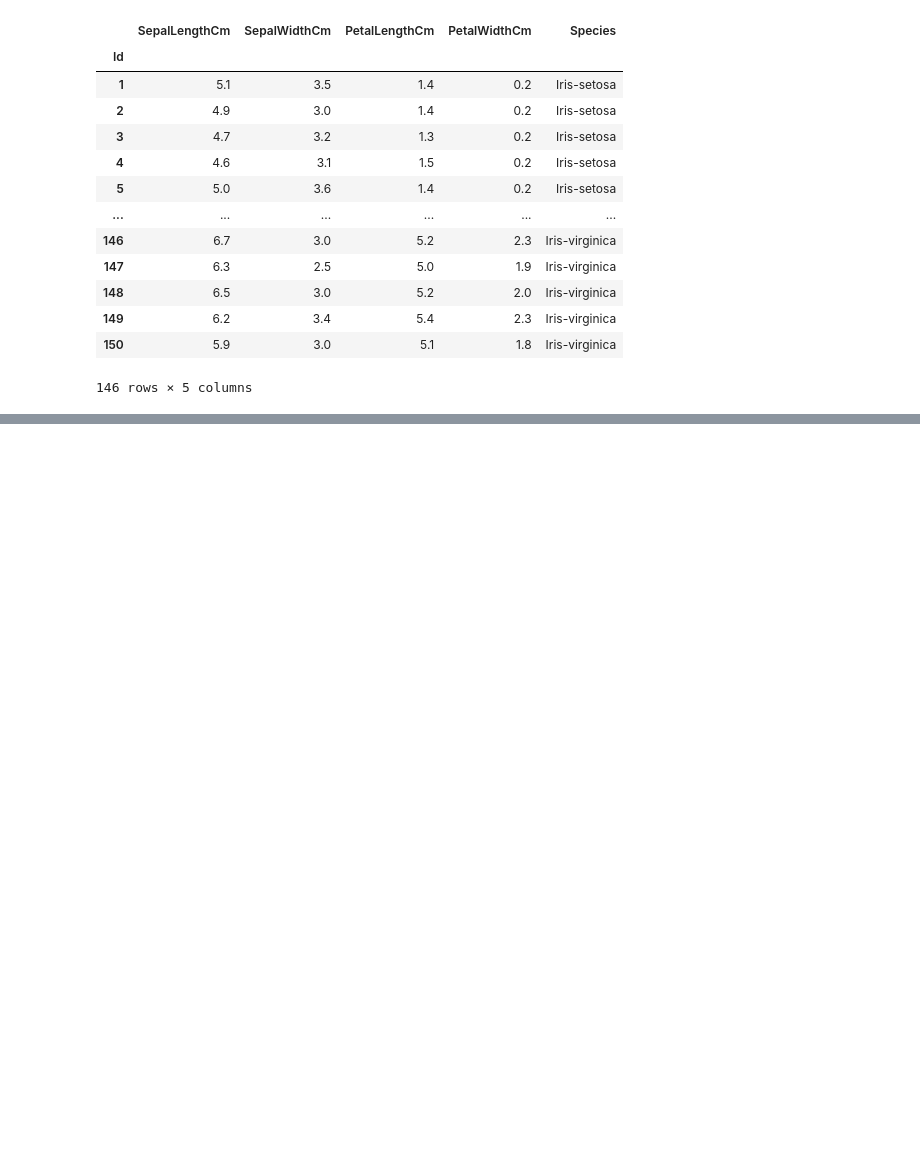
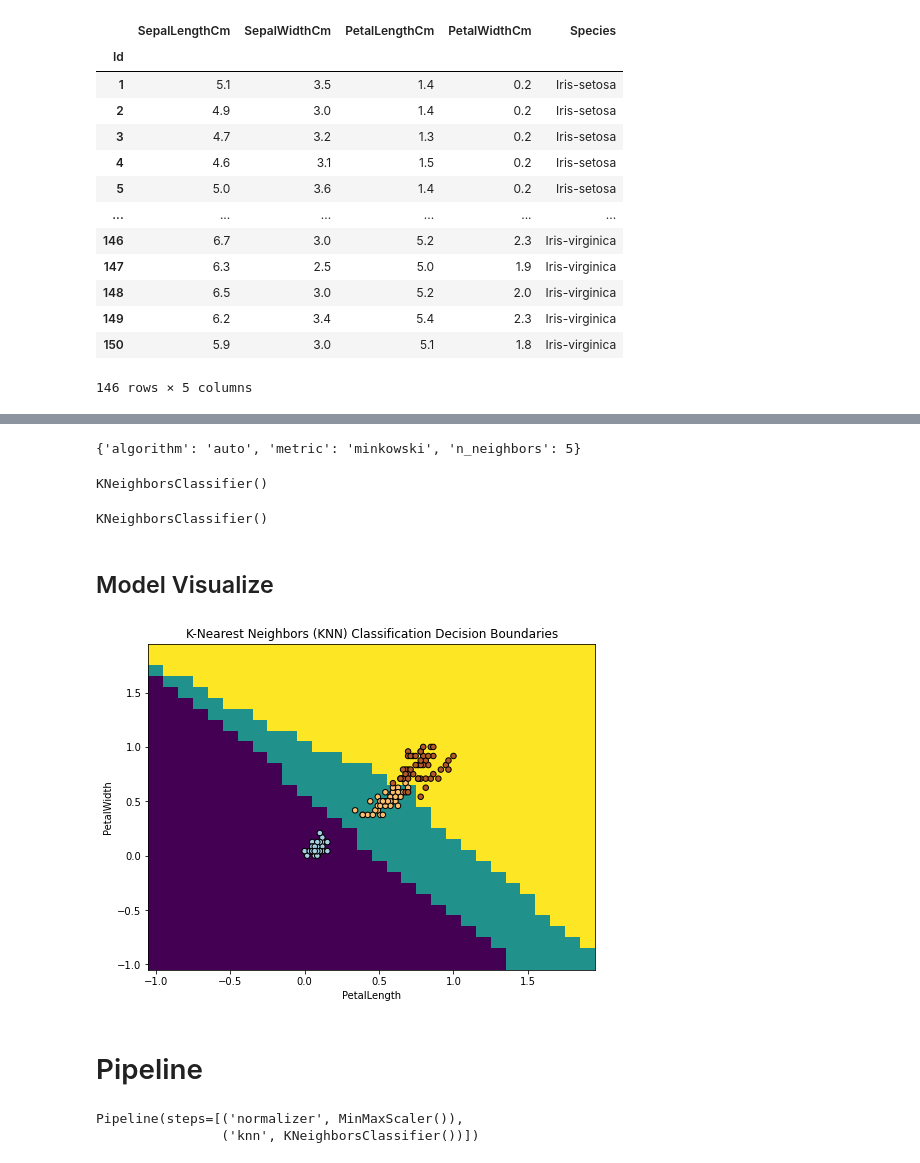
Before and after one commit to taniyanaskar/OIBSIP, a Jupyter notebook: IrisFlowerClassification/classification.ipynb, the cells around one changed output, grey strips where cells are left out. Cells and saved outputs as stored; diff of their text form; code cells hidden in the pictures; blank space fills up the shorter version.

```diff
--- a/IrisFlowerClassification/classification.ipynb
+++ b/IrisFlowerClassification/classification.ipynb
@@ -193,0 +433,4 @@ df2
+# %%
+# Train model
+model.fit(xtrain_scaled, ytrain)
+model.score(xtrain_scaled, ytrain)    # Training Score: 96%
@@ -193,0 +495,15 @@ df2
+# %%
+# search for best k or, distance metric and algorithm
+
+grid = GridSearchCV(model,
+                    param_grid={
+                        'algorithm': ['auto', 'ball_tree', 'kd_tree', 'brute'],
+                        'metric': ['minkowski', 'cosine', 'euclidean', 'manhattan'],
+                        'n_neighbors': [5, 7, 9, 11],
+                    },
+                    cv=5,
+                    scoring='accuracy',
+                    verbose=True)
+
+# Search
+grid.fit(features_scaled, labelsY)
@@ -193,0 +522,41 @@ df2
+# %%
+grid.best_params_
+# %% [output]
+{'algorithm': 'auto', 'metric': 'minkowski', 'n_neighbors': 5}
+# %%
+grid.best_estimator_
+# %% [output]
+KNeighborsClassifier()
+# %%
+best_model = grid.best_estimator_
+best_model
+# %% [output]
+KNeighborsClassifier()
+# %% [markdown]
+## Model Visualize
+# %%
+# Plot the decision boundaries
+# We'll consider only the first two features for visualization
+# You can modify the indices (0, 1) to visualize other feature combinations
+x_min, x_max = features_scaled[:, 0].min() - 1, features_scaled[:, 0].max() + 1
+y_min, y_max = features_scaled[:, 1].min() - 1, features_scaled[:, 1].max() + 1
+
+xx, yy = np.meshgrid(np.arange(x_min, x_max, 0.1),
+                     np.arange(y_min, y_max, 0.1))
+
+Z = best_model.predict(np.c_[xx.ravel(), yy.ravel()])
+Z = Z.reshape(xx.shape)
+# %%
+plt.figure(figsize=(8, 6))
+plt.pcolormesh(xx, yy, Z)
+
+# Plot training points
+plt.scatter(features_scaled[:, 0], features_scaled[:, 1], c=labelsY, cmap=plt.cm.Paired, edgecolor='k', s=30)
+plt.xlabel('PetalLength')
+plt.ylabel('PetalWidth')
+plt.title('K-Nearest Neighbors (KNN) Classification Decision Boundaries')
+plt.show()
+# %% [output]
+[figure, added]
+# %% [markdown]
+# Pipeline
@@ -193,0 +565,12 @@ df2
+# %%
+pipeline = Pipeline(
+    steps=[
+        ('normalizer', normalizer),
+        ('knn', grid.best_estimator_),
+    ]
+)
+
+pipeline.fit(featuresBest, labelsY)
+# %% [output]
+Pipeline(steps=[('normalizer', MinMaxScaler()),
+                ('knn', KNeighborsClassifier())])
```
Also changed, not shown: parts of 54 cells of this notebook, 3 other files.
